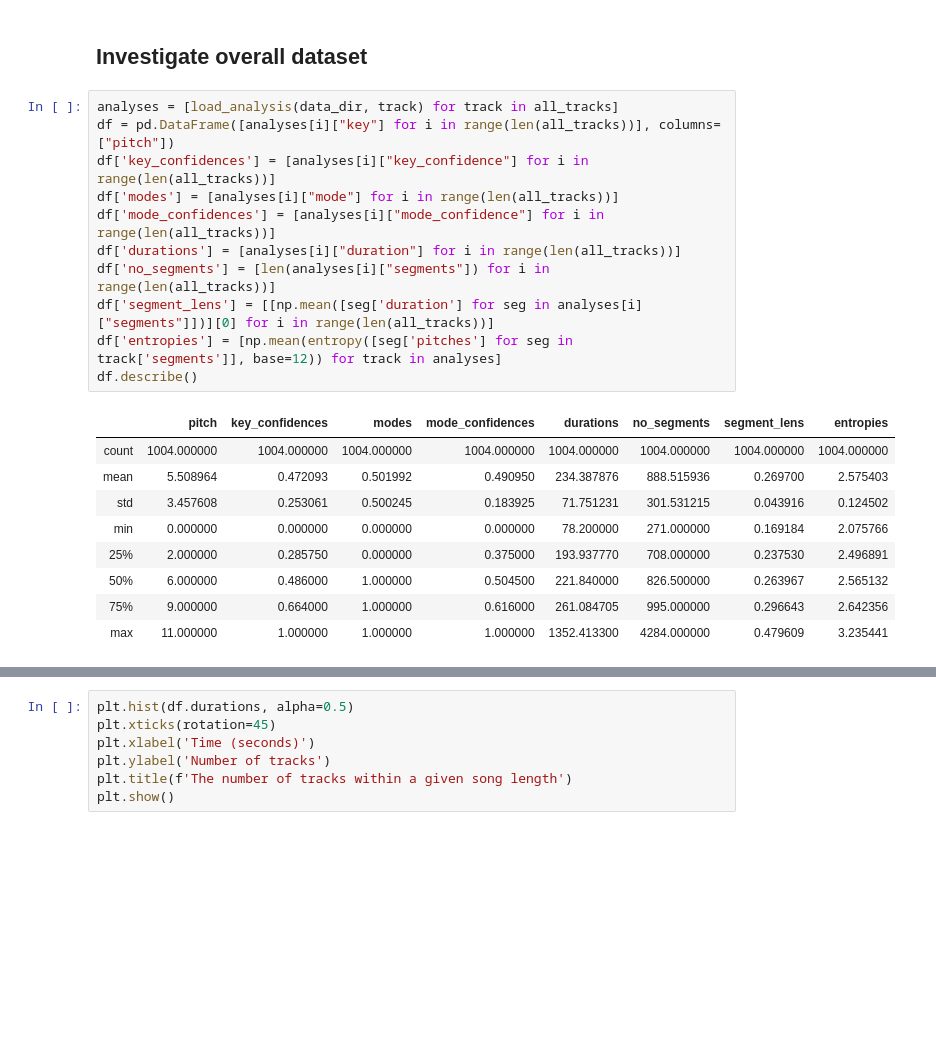
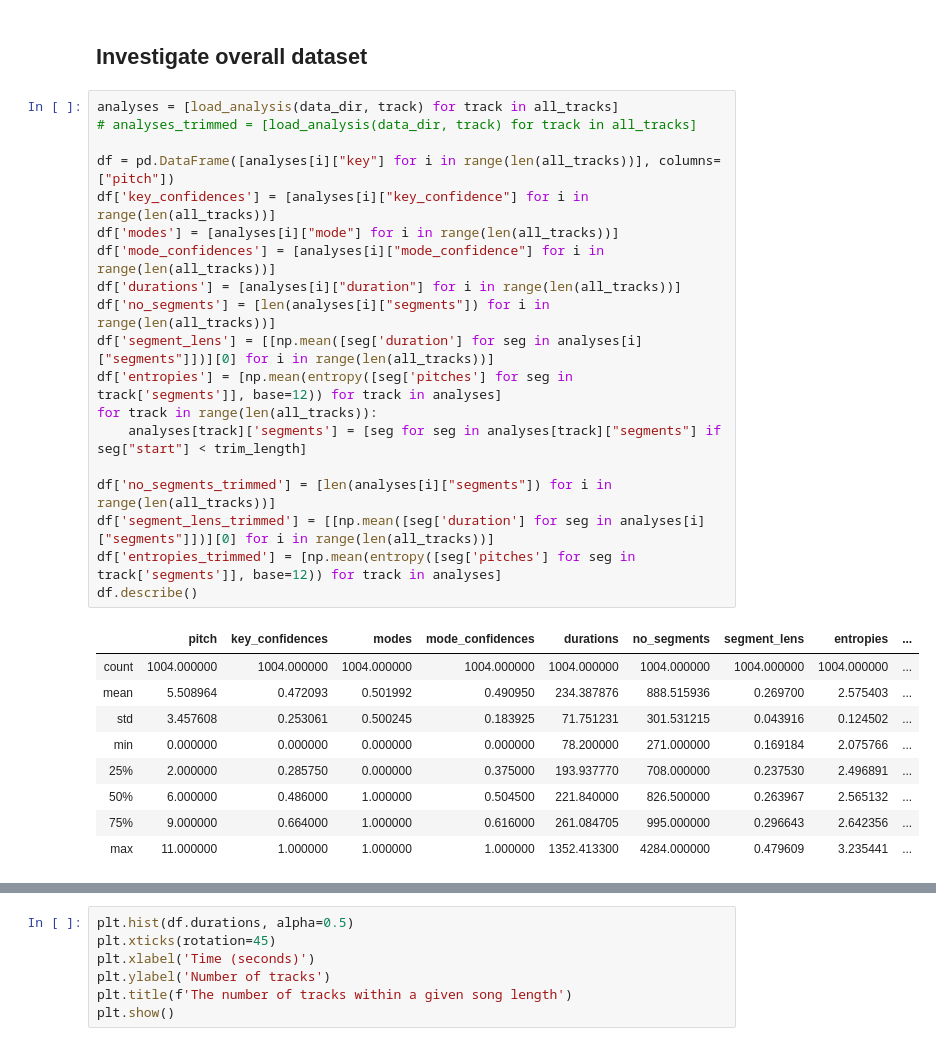
Before and after one commit to dunnkers/music-key-classification, a Jupyter notebook: src/Exploration_Jordan.ipynb, the cells around one changed output, grey strips where cells are left out. Drawn from its saved outputs; the diff is of its cells as text; blank space fills up the shorter version.

```diff
--- a/src/Exploration_Jordan.ipynb
+++ b/src/Exploration_Jordan.ipynb
@@ -89,23 +89,31 @@ plt.show()
 ## Investigate overall dataset
 # %%
 analyses = [load_analysis(data_dir, track) for track in all_tracks]
+# analyses_trimmed = [load_analysis(data_dir, track) for track in all_tracks]
+
 df = pd.DataFrame([analyses[i]["key"] for i in range(len(all_tracks))], columns=["pitch"])
 df['key_confidences'] = [analyses[i]["key_confidence"] for i in range(len(all_tracks))]
 df['modes'] = [analyses[i]["mode"] for i in range(len(all_tracks))]
 df['mode_confidences'] = [analyses[i]["mode_confidence"] for i in range(len(all_tracks))]
 df['durations'] = [analyses[i]["duration"] for i in range(len(all_tracks))]
 df['no_segments'] = [len(analyses[i]["segments"]) for i in range(len(all_tracks))]
 df['segment_lens'] = [[np.mean([seg['duration'] for seg in analyses[i]["segments"]])][0] for i in range(len(all_tracks))]
 df['entropies'] = [np.mean(entropy([seg['pitches'] for seg in track['segments']], base=12)) for track in analyses]
+for track in range(len(all_tracks)):
+    analyses[track]['segments'] = [seg for seg in analyses[track]["segments"] if seg["start"] < trim_length]
+
+df['no_segments_trimmed'] = [len(analyses[i]["segments"]) for i in range(len(all_tracks))]
+df['segment_lens_trimmed'] = [[np.mean([seg['duration'] for seg in analyses[i]["segments"]])][0] for i in range(len(all_tracks))]
+df['entropies_trimmed'] = [np.mean(entropy([seg['pitches'] for seg in track['segments']], base=12)) for track in analyses]
 df.describe()
 # %% [output]
-|  | pitch | key_confidences | modes | mode_confidences | durations | no_segments | segment_lens | entropies |
-| count | 1004.000000 | 1004.000000 | 1004.000000 | 1004.000000 | 1004.000000 | 1004.000000 | 1004.000000 | 1004.000000 |
-| mean | 5.508964 | 0.472093 | 0.501992 | 0.490950 | 234.387876 | 888.515936 | 0.269700 | 2.575403 |
-| std | 3.457608 | 0.253061 | 0.500245 | 0.183925 | 71.751231 | 301.531215 | 0.043916 | 0.124502 |
-| min | 0.000000 | 0.000000 | 0.000000 | 0.000000 | 78.200000 | 271.000000 | 0.169184 | 2.075766 |
-| 25% | 2.000000 | 0.285750 | 0.000000 | 0.375000 | 193.937770 | 708.000000 | 0.237530 | 2.496891 |
-| 50% | 6.000000 | 0.486000 | 1.000000 | 0.504500 | 221.840000 | 826.500000 | 0.263967 | 2.565132 |
-| 75% | 9.000000 | 0.664000 | 1.000000 | 0.616000 | 261.084705 | 995.000000 | 0.296643 | 2.642356 |
-| max | 11.000000 | 1.000000 | 1.000000 | 1.000000 | 1352.413300 | 4284.000000 | 0.479609 | 3.235441 |
+|  | pitch | key_confidences | modes | mode_confidences | durations | no_segments | segment_lens | entropies | ... |
+| count | 1004.000000 | 1004.000000 | 1004.000000 | 1004.000000 | 1004.000000 | 1004.000000 | 1004.000000 | 1004.000000 | ... |
+| mean | 5.508964 | 0.472093 | 0.501992 | 0.490950 | 234.387876 | 888.515936 | 0.269700 | 2.575403 | ... |
+| std | 3.457608 | 0.253061 | 0.500245 | 0.183925 | 71.751231 | 301.531215 | 0.043916 | 0.124502 | ... |
+| min | 0.000000 | 0.000000 | 0.000000 | 0.000000 | 78.200000 | 271.000000 | 0.169184 | 2.075766 | ... |
+| 25% | 2.000000 | 0.285750 | 0.000000 | 0.375000 | 193.937770 | 708.000000 | 0.237530 | 2.496891 | ... |
+| 50% | 6.000000 | 0.486000 | 1.000000 | 0.504500 | 221.840000 | 826.500000 | 0.263967 | 2.565132 | ... |
+| 75% | 9.000000 | 0.664000 | 1.000000 | 0.616000 | 261.084705 | 995.000000 | 0.296643 | 2.642356 | ... |
+| max | 11.000000 | 1.000000 | 1.000000 | 1.000000 | 1352.413300 | 4284.000000 | 0.479609 | 3.235441 | ... |
 # %%
```
Also changed, not shown: parts of 9 cells of this notebook.
